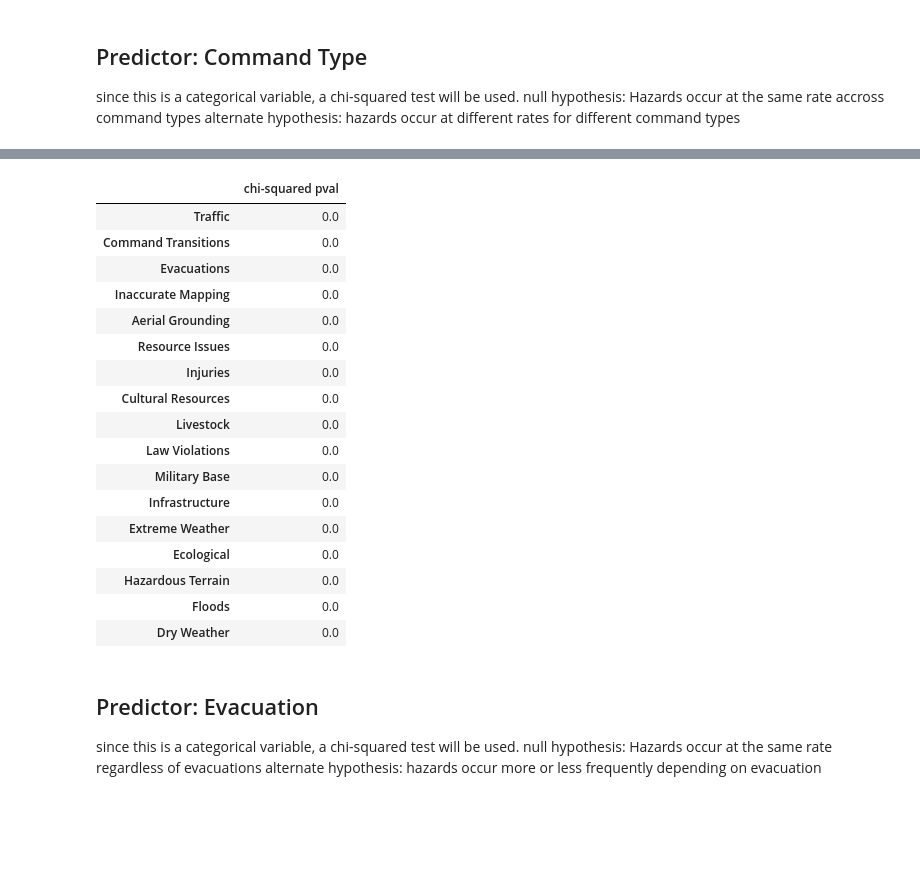
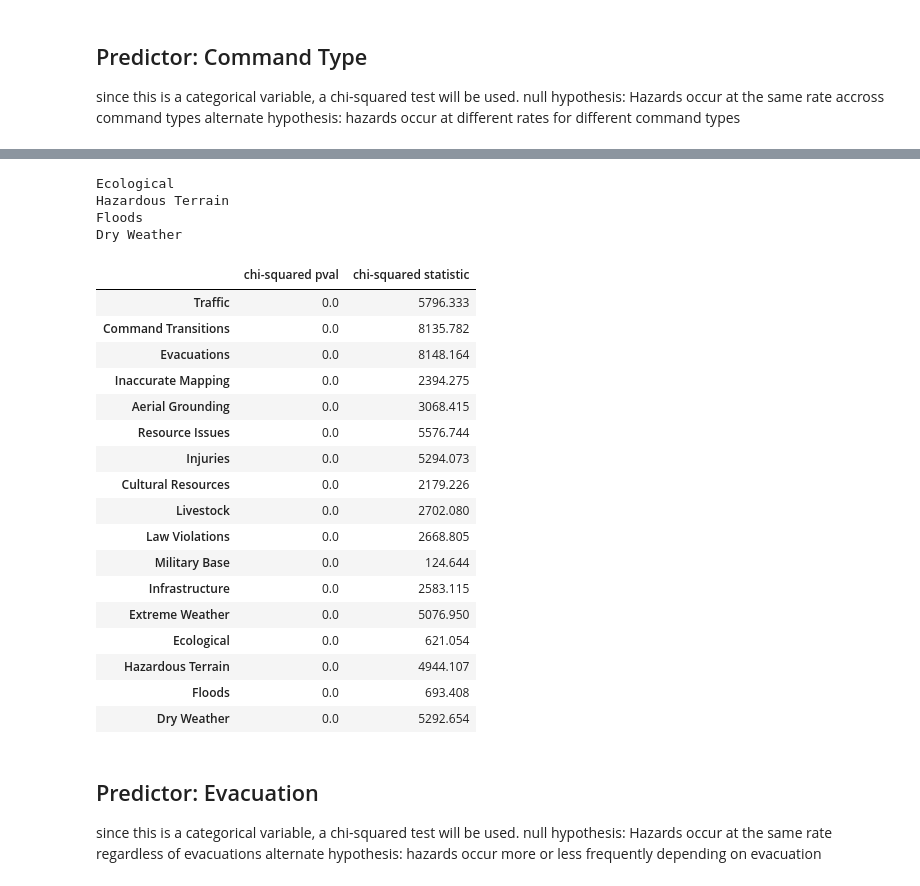
Before and after one commit to nasa/mika, a Jupyter notebook: notebooks/Further Quantitative Analysis of ICS.ipynb, the cells around one changed output, grey strips where cells are left out. Cells and saved outputs as stored; diff of their text form; code cells hidden in the pictures; blank space fills up the shorter version.

```diff
--- a/notebooks/Further Quantitative Analysis of ICS.ipynb
+++ b/notebooks/Further Quantitative Analysis of ICS.ipynb
@@ -350,21 +139,38 @@ Error in calculation:
 - growth - NEW_ACRES
 - *Command type - IMT_MGMT_ORG_DESC/INC_MGMT_ORG_ABBREV - Categorical
 - *evacuation in progress - EVACUATION_IN_PROGRESS - Categorical
+# %%
+def diff_chi_squared(expected, observed):
+    diffs_0 = []
+    diffs_1 = []
+    for i in range(len(expected)):
+        diffs_0.append(observed.iloc[i][0] - expected.iloc[i][0])
+        diffs_1.append(observed.iloc[i][1] - expected.iloc[i][1])
+    diffs_df = pd.DataFrame({'0':diffs_0, '1':diffs_1}, index = expected.index)
+    display(diffs_df)
+
+def get_means(group, group_val, target, df):
+    group_val_df = df.loc[df[group]==group_val].reset_index(drop=True)
+    val_mean = np.mean(group_val_df[target])
+    other_val_df = df.loc[df[group]!=group_val].reset_index(drop=True)
+    other_val_mean = np.mean(other_val_df[target])
+    return val_mean, other_val_mean
 # %%
 predictor_cols = ['NUM_REPORTS', 'TOTAL_PERSONNEL', 'TOTAL_AERIAL', 'ACRES', 'PCT_CONTAINED_COMPLETED',
                  'DAYS_BURING', 'WF_FSR', 'INJURIES', 'FATALITIES', 'EST_IM_COST_TO_DATE', 'STR_DAMAGED',
                  'STR_DESTROYED', 'NEW_ACRES']
 # %%
 predictor_data = {predictor:[] for predictor in predictor_cols}
+predictor_pvals = {predictor:[] for predictor in predictor_cols}
 for hazard in hazards:
-    #print(hazard)
     for predictor in predictor_cols:
-        #print(predictor)
         preprocessed_df[predictor] = preprocessed_df[predictor].astype(float)
         aov = pg.anova(dv=predictor, between=hazard.replace(" ", "_"), data=preprocessed_df,
                detailed=True).round(3)
-        predictor_data[predictor].append(aov.iloc[0]['p-unc'])
-        #print(aov)
+        hazard_mean, no_hazard_mean = get_means(hazard.replace(" ", "_"), 1, predictor, preprocessed_df)
+        predictor_data[predictor].append((aov.iloc[0]['p-unc'],aov.iloc[0]['F'], hazard_mean, no_hazard_mean))
+        predictor_pvals[predictor].append(aov.iloc[0]['p-unc'])
+predictor_pvals_df = pd.DataFrame(predictor_pvals, index=hazards)
 predictor_df = pd.DataFrame(predictor_data, index=hazards)
 predictor_df
 # %% [output]
@@ -393,10 +199,15 @@ null hypothesis: Hazards occur at the same rate accross command types
 alternate hypothesis: hazards occur at different rates for different command types
 # %%
 p_vals = []
+chi_vals = []
 for hazard in hazards:
     expected, observed, stats = pg.chi2_independence(preprocessed_df, x='INC_MGMT_ORG_ABBREV', y=hazard.replace(" ", "_"))
+    print(hazard)
+    #diff_chi_squared(expected, observed)
     pval = stats.iloc[1]['pval'].round(3)
     p_vals.append(stats.iloc[0]['pval'].round(3))
-chi_squared_df = pd.DataFrame({"chi-squared pval": p_vals}, index = hazards)
+    chi_vals.append(stats.iloc[0]['chi2'].round(3))
+chi_squared_df = pd.DataFrame({"chi-squared pval": p_vals, "chi-squared statistic": chi_vals}, index = hazards)
+predictor_pvals_df['Command Type'] = p_vals
 chi_squared_df
 # %% [output]
@@ -403,21 +227,25 @@ chi_squared_df
+Ecological
+Hazardous Terrain
+Floods
+Dry Weather
-|  | chi-squared pval |
-| Traffic | 0.0 |
-| Command Transitions | 0.0 |
-| Evacuations | 0.0 |
-| Inaccurate Mapping | 0.0 |
-| Aerial Grounding | 0.0 |
-| Resource Issues | 0.0 |
-| Injuries | 0.0 |
-| Cultural Resources | 0.0 |
-| Livestock | 0.0 |
-| Law Violations | 0.0 |
-| Military Base | 0.0 |
-| Infrastructure | 0.0 |
-| Extreme Weather | 0.0 |
-| Ecological | 0.0 |
-| Hazardous Terrain | 0.0 |
-| Floods | 0.0 |
-| Dry Weather | 0.0 |
+|  | chi-squared pval | chi-squared statistic |
+| Traffic | 0.0 | 5796.333 |
+| Command Transitions | 0.0 | 8135.782 |
+| Evacuations | 0.0 | 8148.164 |
+| Inaccurate Mapping | 0.0 | 2394.275 |
+| Aerial Grounding | 0.0 | 3068.415 |
+| Resource Issues | 0.0 | 5576.744 |
+| Injuries | 0.0 | 5294.073 |
+| Cultural Resources | 0.0 | 2179.226 |
+| Livestock | 0.0 | 2702.080 |
+| Law Violations | 0.0 | 2668.805 |
+| Military Base | 0.0 | 124.644 |
+| Infrastructure | 0.0 | 2583.115 |
+| Extreme Weather | 0.0 | 5076.950 |
+| Ecological | 0.0 | 621.054 |
+| Hazardous Terrain | 0.0 | 4944.107 |
+| Floods | 0.0 | 693.408 |
+| Dry Weather | 0.0 | 5292.654 |
 # %% [markdown]
 ## Predictor: Evacuation
 since this is a categorical variable, a chi-squared test will be used.
```
Also changed, not shown: parts of 41 cells of this notebook, 5 other files.
